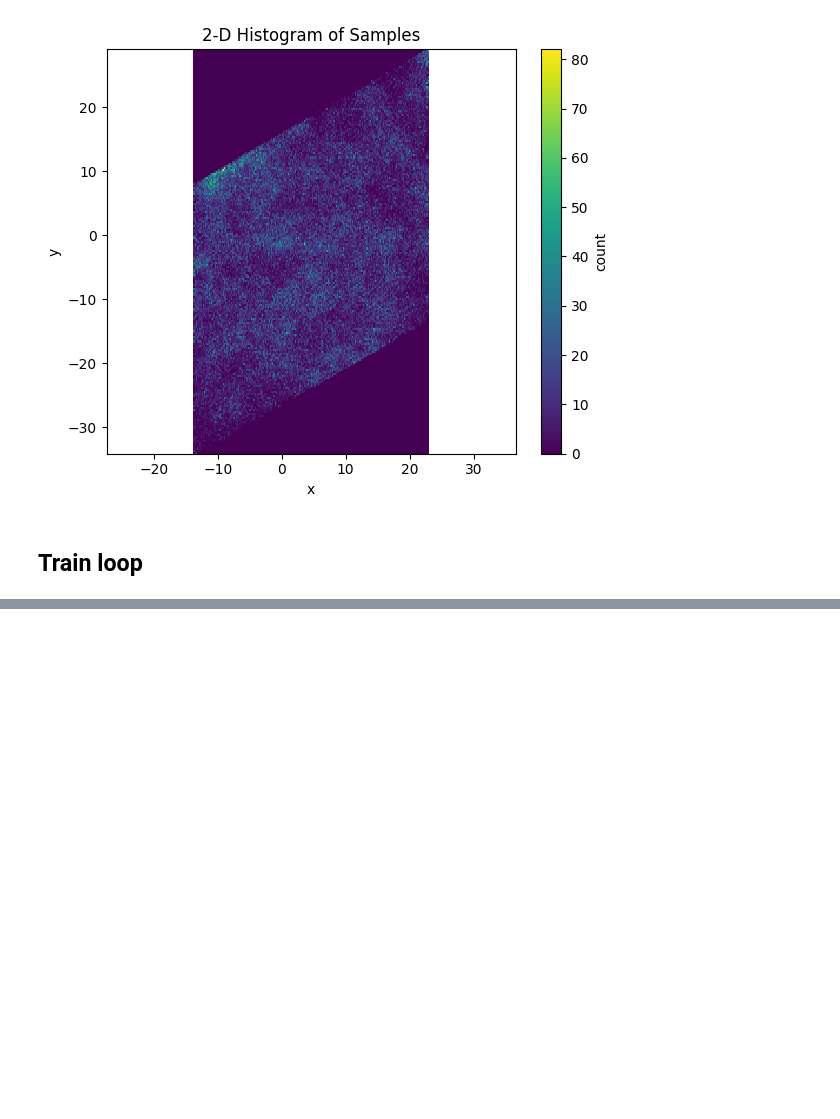
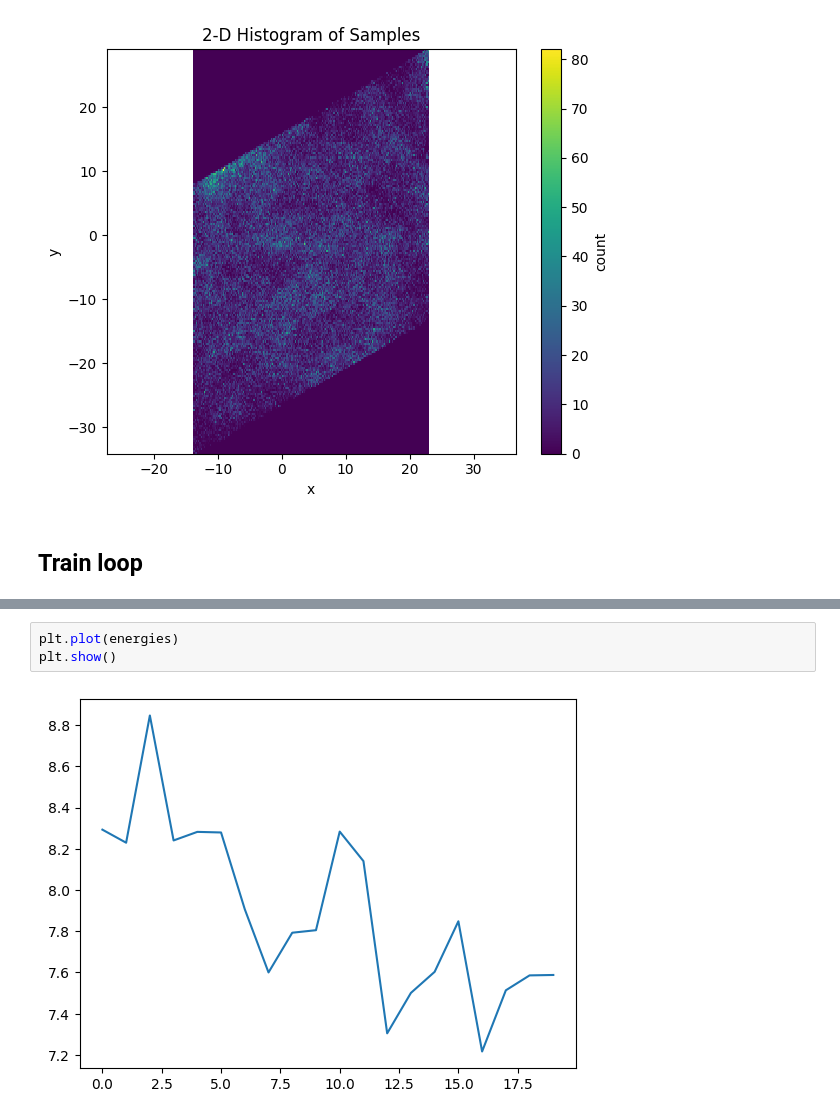
Before and after one commit to pco0511/attention-wavefn, a Jupyter notebook: src/moire_test.ipynb, the cells around one changed output, grey strips where cells are left out. Cells and saved outputs as stored; diff of their text form; blank space fills up the shorter version.

```diff
--- a/src/moire_test.ipynb
+++ b/src/moire_test.ipynb
@@ -283,0 +313,5 @@ Traced<ShapedArray(float64[])>with<DynamicJaxprTrace>
+# %%
+plt.plot(energies)
+plt.show()
+# %% [output]
+[figure, added]
```
Also changed, not shown: parts of 2 cells of this notebook, 4 other files.
